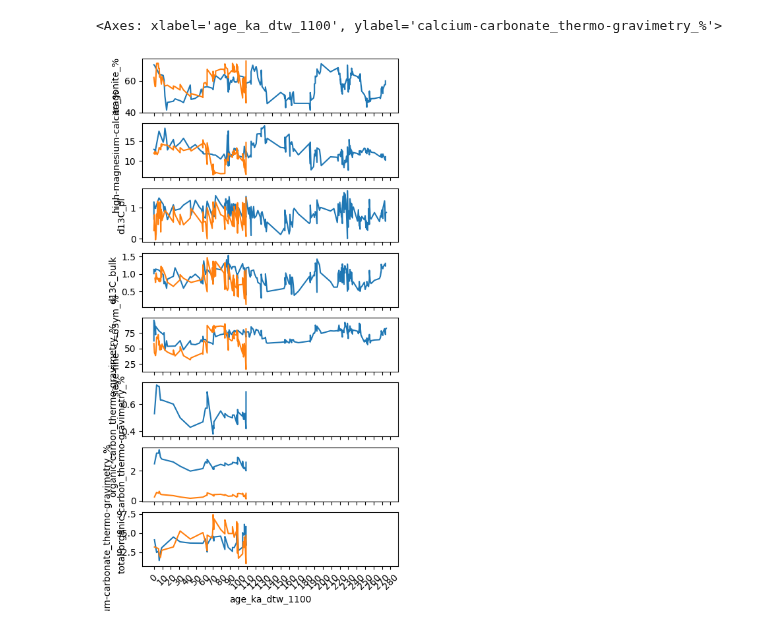
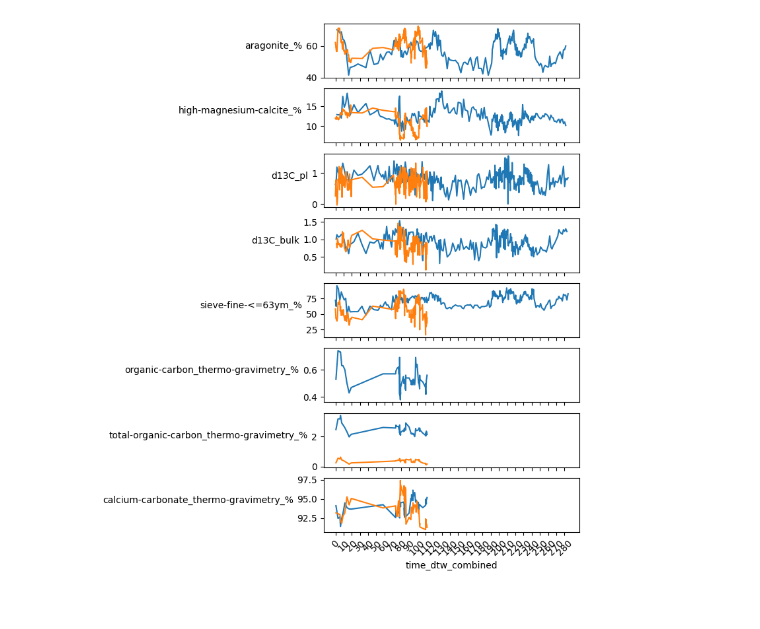
Before and after one commit to andreas-paul/dtw, a Jupyter notebook: src/03_fig_data.ipynb, the cells around one changed output. Saved outputs shown, nothing was run; the diff lists cells and outputs as text; code cells hidden in the pictures.

Commit message:
More figures etc

```diff
--- a/src/03_fig_data.ipynb
+++ b/src/03_fig_data.ipynb
@@ -36,2 +19,0 @@ data_1100.to_excel('../out/data_1100.xlsx')
-# %%
-data_1150 = pd.read_excel("../data/Paul_etal_M74-4-1150.xlsx")
@@ -58,16 +19,0 @@ tdm_1150 = dict(zip(tdm_1150['depth_m'], tdm_1150['dtw_time [kyrs B.P.]']))
-# %%
-data_1150['age_ka_dtw_1100']= data_1150['depth_m'].map(tdm_1150)
-# %%
-data_1150 = data_1150[['depth_m', 'age_ka_dtw_1100',
-       'aragonite_%', 'low-magnesium-calcite_%', 'high-magnesium-calcite_%',
-       'pore-water_%', 'organic-carbon_thermo-gravimetry_%',
-       'total-organic-carbon_thermo-gravimetry_%',
-       'calcium-carbonate_thermo-gravimetry_%', 'total-carbon_Flash-EA1112_%',
-       'total-organic-carbon_Flash-EA1112_%', 'total-nitrogen_Flash-EA1112_%',
-       'calcium-carbonate_Flash-EA1112_%', 'sieve->500ym_%',
-       'sieve-355-500ym_%', 'sieve-250-355ym_%', 'sieve-125-250ym_%',
-       'sieve-63-125ym_%', 'sieve-<63ym_%', 'laser-<63ym_%',
-       'laser-63-125ym_%', 'laser-125-250ym_%', 'laser-250-500ym_%',
-       'laser->500ym_%', 'd18O_pl', 'd13C_pl', 'd13C_bulk', 'd18O_bulk', 'L*',
-       'a*', 'b*', 'laser-mean', 'laser-sorting', 'laser-skewness',
-       'laser-kurtosis', 'laser-median','age_ka/before-present', 'sedimentation-rates_cm/ka',]]
@@ -76,30 +27,30 @@ data_1150.to_excel('data_1150.xlsx')
 # %%
 fig, axs = plt.subplots(8, sharex=True, figsize=(5,10))
 plt.xticks(range(0, 290, 10), rotation=45)
 
 # 1100
-sns.lineplot(ax=axs[0], x='age_ka_dtw', y='aragonite_%', data=data_1100, estimator=None)
-sns.lineplot(ax=axs[1], x='age_ka_dtw', y='high-magnesium-calcite_%', data=data_1100, estimator=None)
-sns.lineplot(ax=axs[2], x='age_ka_dtw', y='d13C_pl', data=data_1100, estimator=None)
-sns.lineplot(ax=axs[3], x='age_ka_dtw', y='d13C_bulk', data=data_1100, estimator=None)
-sns.lineplot(ax=axs[4], x='age_ka_dtw', y='sieve-fine-<=63ym_%', data=data_1100, estimator=None)
+sns.lineplot(ax=axs[0], x='time_conventional', y='aragonite_%', data=data_1100, estimator=None)
+sns.lineplot(ax=axs[1], x='time_conventional', y='high-magnesium-calcite_%', data=data_1100, estimator=None)
+sns.lineplot(ax=axs[2], x='time_conventional', y='d13C_pl', data=data_1100, estimator=None)
+sns.lineplot(ax=axs[3], x='time_conventional', y='d13C_bulk', data=data_1100, estimator=None)
+sns.lineplot(ax=axs[4], x='time_conventional', y='sieve-fine-<=63ym_%', data=data_1100, estimator=None)
 
 # 1150
-sns.lineplot(ax=axs[0], x='age_ka_dtw_1100', y='aragonite_%', data=data_1150, estimator=None)
-sns.lineplot(ax=axs[1], x='age_ka_dtw_1100', y='high-magnesium-calcite_%', data=data_1150, estimator=None)
-sns.lineplot(ax=axs[2], x='age_ka_dtw_1100', y='d13C_pl', data=data_1150, estimator=None)
-sns.lineplot(ax=axs[3], x='age_ka_dtw_1100', y='d13C_bulk', data=data_1150, estimator=None)
-sns.lineplot(ax=axs[4], x='age_ka_dtw_1100', y='sieve-<63ym_%', data=data_1150, estimator=None)
-sns.lineplot(ax=axs[5], x='age_ka_dtw_1100', y='organic-carbon_thermo-gravimetry_%', data=data_1150, estimator=None)
-sns.lineplot(ax=axs[6], x='age_ka_dtw_1100', y='total-organic-carbon_thermo-gravimetry_%', data=data_1150, estimator=None)
-sns.lineplot(ax=axs[6], x='age_ka_dtw_1100', y= 'total-organic-carbon_Flash-EA1112_%', data=data_1150, estimator=None)
-sns.lineplot(ax=axs[7], x='age_ka_dtw_1100', y='calcium-carbonate_thermo-gravimetry_%', data=data_1150, estimator=None)
-sns.lineplot(ax=axs[7], x='age_ka_dtw_1100', y='calcium-carbonate_Flash-EA1112_%', data=data_1150, estimator=None)
+sns.lineplot(ax=axs[0], x='time_dtw_combined', y='aragonite_%', data=data_1150, estimator=None)
+sns.lineplot(ax=axs[1], x='time_dtw_combined', y='high-magnesium-calcite_%', data=data_1150, estimator=None)
+sns.lineplot(ax=axs[2], x='time_dtw_combined', y='d13C_pl', data=data_1150, estimator=None)
+sns.lineplot(ax=axs[3], x='time_dtw_combined', y='d13C_bulk', data=data_1150, estimator=None)
+sns.lineplot(ax=axs[4], x='time_dtw_combined', y='sieve-<63ym_%', data=data_1150, estimator=None)
+sns.lineplot(ax=axs[5], x='time_dtw_combined', y='organic-carbon_thermo-gravimetry_%', data=data_1150, estimator=None)
+sns.lineplot(ax=axs[6], x='time_dtw_combined', y='total-organic-carbon_thermo-gravimetry_%', data=data_1150, estimator=None)
+sns.lineplot(ax=axs[6], x='time_dtw_combined', y= 'total-organic-carbon_Flash-EA1112_%', data=data_1150, estimator=None)
+sns.lineplot(ax=axs[7], x='time_dtw_combined', y='calcium-carbonate_thermo-gravimetry_%', data=data_1150, estimator=None)
+sns.lineplot(ax=axs[7], x='time_dtw_combined', y='calcium-carbonate_Flash-EA1112_%', data=data_1150, estimator=None)
 
-# for ax in axs:
-#     ax.set_yticklabels(ax.get_yticklabels(), rotation=30)
-#     ax.yaxis.label.set_rotation(0)
+for ax in axs:
+    ax.set_yticklabels(ax.get_yticklabels())
+    ax.yaxis.label.set_rotation(0)
+    ax.yaxis.label.set_ha("right")
 # %% [output]
-<Axes: xlabel='age_ka_dtw_1100', ylabel='calcium-carbonate_thermo-gravimetry_%'>
-[figure, old version]
+[figure, new version]
 # %%
```
Also changed, not shown: parts of 13 cells of this notebook, 1 other file.
